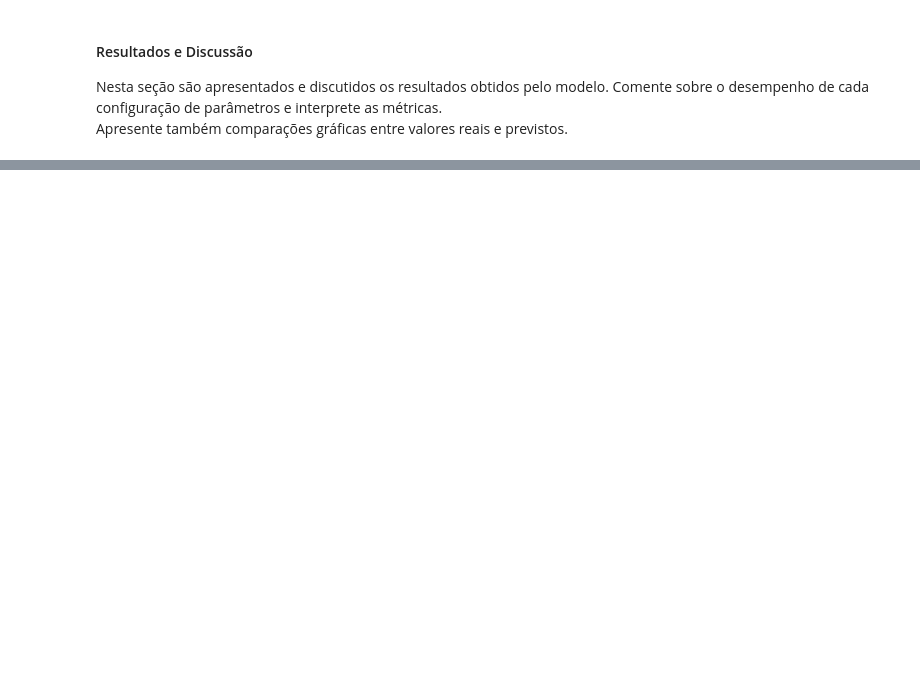
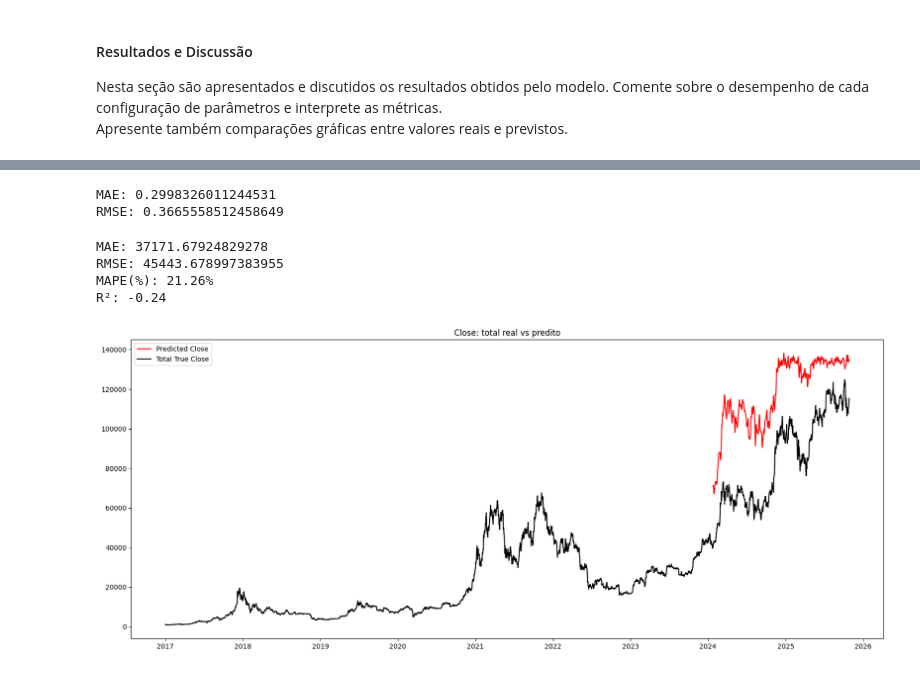
Before and after one commit to gusdiaso/crypto_predict, a Jupyter notebook: notebooks/03_lstm_univariate.ipynb, the cells around one changed output, grey strips where cells are left out. Saved outputs shown, nothing was run; the diff lists cells and outputs as text; code cells hidden in the pictures; blank space fills up the shorter version.

```diff
--- a/notebooks/03_lstm_univariate.ipynb
+++ b/notebooks/03_lstm_univariate.ipynb
@@ -384,0 +383,21 @@ plt.show()
+# %%
+train_size = int(0.8 * len(data))
+train_data = data.iloc[:train_size].values
+test_data = data.iloc[train_size:].values
+
+scaler_lag = MinMaxScaler(feature_range=(0,1))
+
+data_train_normalized = pd.DataFrame(
+    scaler_lag.fit_transform(train_data),
+    columns=data.columns,
+    index=data[:train_size].index
+)
+
+data_test_normalized = pd.DataFrame(
+    scaler_lag.transform(test_data),
+    columns=data.columns,
+    index=data[train_size:].index
+)
+
+scaler_close = MinMaxScaler()
+data['Close_scaled'] = scaler_close.fit_transform(data[['Close']])
@@ -384,0 +480,42 @@ plt.show()
+# %%
+y_pred_scaled = grid_result_lag.best_estimator_.predict(X_test_scaled)
+
+rmse = np.sqrt(mean_squared_error(y_test_scaled, y_pred_scaled))
+mae = mean_absolute_error(y_test_scaled, y_pred_scaled)
+
+print(f"MAE: {mae}")
+print(f"RMSE: {rmse}")
+
+y_pred = scaler_close.inverse_transform(y_pred_scaled.reshape(-1, 1))
+y_test = scaler_close.inverse_transform(y_test_scaled.reshape(-1, 1))
+# %% [output]
+MAE: 0.2998326011244531
+RMSE: 0.3665558512458649
+# %%
+rmse = np.sqrt(mean_squared_error(y_test, y_pred))
+mae = mean_absolute_error(y_test, y_pred)
+mape = np.mean(np.abs((y_test - y_pred) / y_test)) * 100
+r2 = r2_score(y_test, y_pred)
+
+print(f"MAE: {mae}")
+print(f"RMSE: {rmse}")
+print(f"MAPE(%): {mape:.2f}%")
+print(f"R²: {r2:.2f}")
+# %% [output]
+MAE: 37171.67924829278
+RMSE: 45443.678997383955
+MAPE(%): 21.26%
+R²: -0.24
+# %%
+y_pred_plot = np.empty_like(data['Close'])
+y_pred_plot[:] = np.nan
+y_pred_plot[-len(y_pred):] = y_pred.reshape(-1)
+
+plt.figure(figsize=(20,8))
+plt.plot(data.index, y_pred_plot, color="red", marker=",", label='Predicted Close')
+plt.plot(data.index, np.array(data['Close']), color="black", marker=",", label='Total True Close')
+plt.title('Close: total real vs predito')
+plt.legend()
+plt.show()
+# %% [output]
+[figure, added]
```
Also changed, not shown: parts of 27 cells of this notebook, 4 other files.
